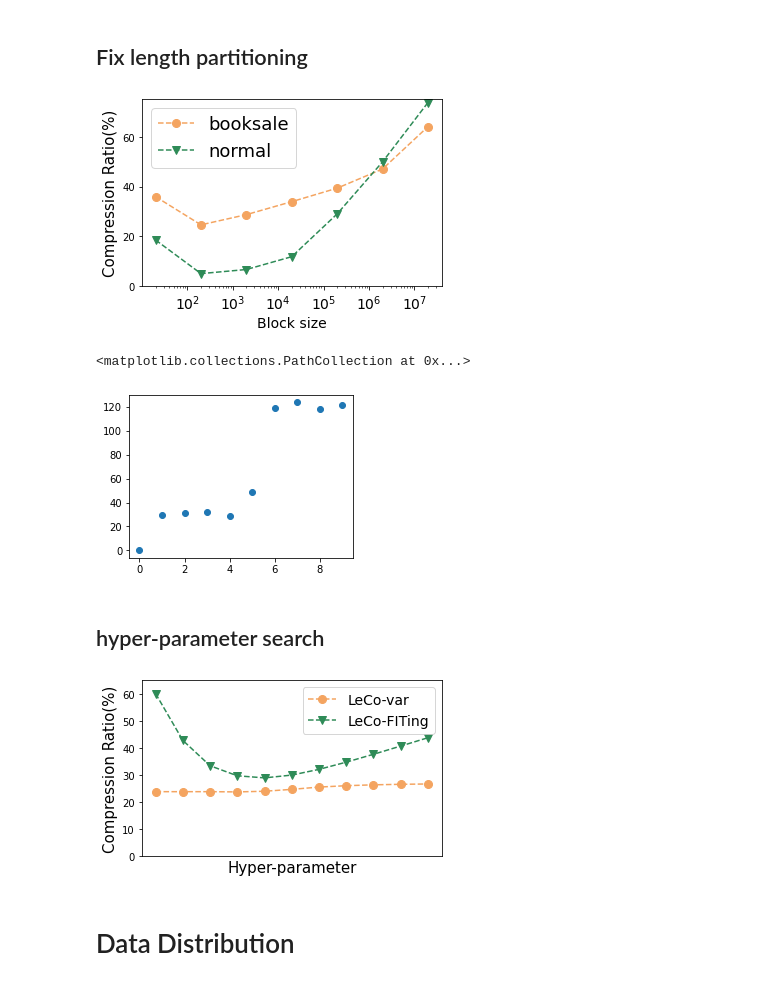
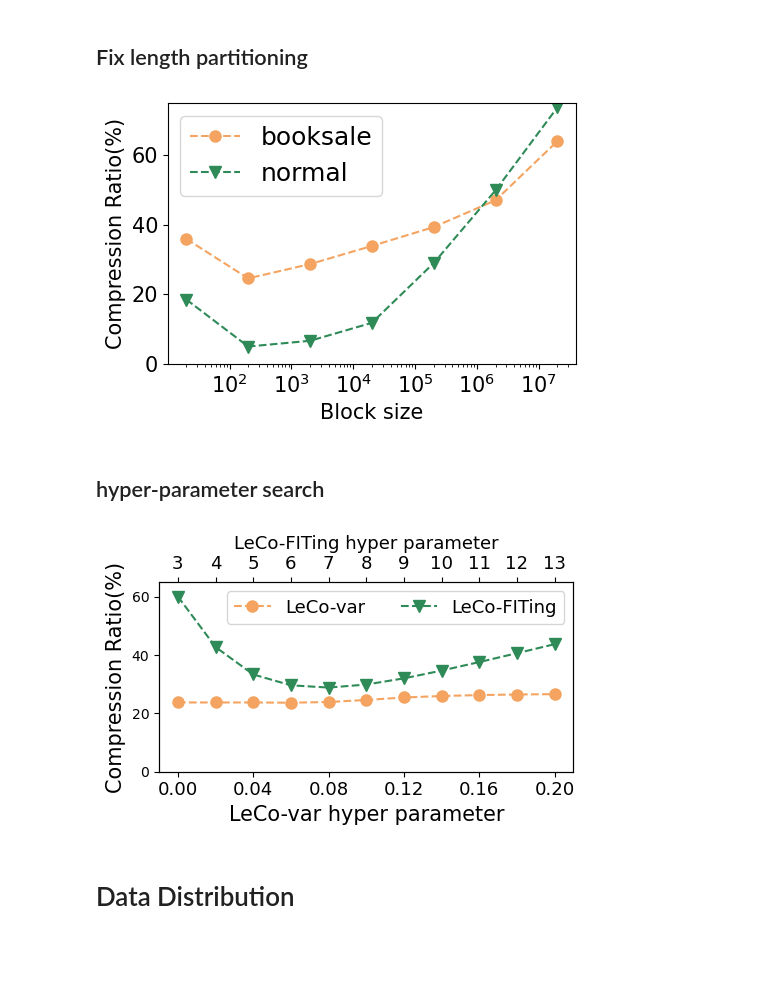
Before and after one commit to yhliu918/Learn-to-Compress, a Jupyter notebook: scripts/paper_scripts/plot_cr_ra.ipynb, the cells around one changed output. Drawn from its saved outputs; the diff is of its cells as text; code cells hidden in the pictures; blank space fills up the shorter version.

Commit message:
add figure scripts

```diff
--- a/scripts/paper_scripts/plot_cr_ra.ipynb
+++ b/scripts/paper_scripts/plot_cr_ra.ipynb
@@ -380,0 +582,20 @@ dt_thr
+# %%
+avg_sortedness = [0.23709459459459462, 0.3161271271271272,0.506024024024024, 0.8114264264264265, 0.07076907210240545, 0.7817727727727728,0.4501171171171171,0.984377977977978,0.19401668335001662]
+table_name = ['lineitem_3_0','partsupp', 'orders',
+             'inventory', 'catalog_sales_all', 'date_dim_all',
+             'allCountries_all', 'GRXEUR_opensort', 'course_info']
+cols = [8, 4, 3, 4,33,16, 4, 5,6]
+result = []
+FOR = []
+Delta = []
+Delta_var = []
+Leco = []
+Leco_var = []
+for i in range(len(table_name)):
+    parse_log(base_path+'/build/'+table_name[i], cols[i], table_name,choose_col = [],result=result)
+for l in result:
+    FOR.append(l[0])
+    Delta.append(l[1])
+    Delta_var.append(l[2])
+    Leco.append(l[3])
+    Leco_var.append(l[4])
@@ -587,7 +1022,7 @@ for i in range(len(dataset)):
     plt.plot([20,200,2000,20000,200000,2000000,20000000],dataset[i],ls='--',marker=mark_style[i],label = label[i], c = colors[i],ms=8)
 
 plt.ylabel('Compression Ratio(%)',fontsize=15)
-plt.xlabel('Block size',fontsize=14)
+plt.xlabel('Block size',fontsize=15)
 plt.ylim([0,75])
 # plt.xticks([1,2,3,4,5,6,7],[20,200,2000,20000,200000,2000000,20000000])
 ax = plt.gca()
@@ -595,21 +1030,14 @@ ymajorLocator = MultipleLocator(20)
 ax.yaxis.set_major_locator(ymajorLocator)
 ax.ticklabel_format(style='sci', scilimits=(-1,2), axis='x')
 ax.set_xscale('log')
-plt.xticks(fontsize=14)
+plt.xticks(fontsize=15)
+plt.yticks(fontsize=15)
 plt.legend(fontsize=18)
 # plt.show()
 plt.tight_layout()
 plt.savefig('fix_partition_Ushape.pdf',dpi=500, transparent=True)
 # %% [output]
-[figure, old version]
+[figure, new version]
-# %%
-v = [0,30,31,32,29,49,119,124,118,122]
-x = [i for i in range(len(v))]
-plt.figure(figsize=(4, 3))
-plt.scatter(x,v)
-# %% [output]
-<matplotlib.collections.PathCollection at 0x...>
-[figure, removed]
 # %% [markdown]
 ## hyper-parameter search
 # %%
@@ -625,41 +1053,59 @@ leco_cost = [
     26.3053,
     26.4933,
     26.6175
 ]
 leco_fiting=[
     60.1165,
     42.7799,
     33.3731,
     29.6517,
     28.8748,
     29.9143,
     32.0348,
     34.702,
     37.6265,
     40.6707,
     43.7648
 ]
+leco_cost_x = [
+    0,0.02,0.04,0.06,0.08,0.1,0.12,0.14,0.16,0.18,0.2
+]
+leco_fiting_x = [
+    3,4,5,6,7,8,9,10,11,12,13
+]
 label = ['LeCo-var','LeCo-FITing']
 dataset = [leco_cost, leco_fiting]
 mark_style = ['o','v']
 colors = ['sandybrown','seagreen']
-plt.figure(figsize=(5, 3))
-for i in range(len(dataset)):
-    plt.plot(dataset[i],ls='--',marker=mark_style[i],label = label[i], c = colors[i],ms=8)
+plt.figure(figsize=(5, 3.2))
+ax = plt.gca()
 
-plt.ylabel('Compression Ratio(%)',fontsize=15)
-plt.xlabel('Hyper-parameter',fontsize=15)
+ax3_share_y = ax.twiny()
+ax3_share_y.set_xlabel("LeCo-FITing hyper parameter",fontsize=13)
+
+ln1 = ax.plot(leco_cost_x, leco_cost,ls='--',marker='o',label = 'LeCo-var', c = 'sandybrown',ms=8)
+ax.set_xticks(leco_cost_x)
+x_major_locator=MultipleLocator(0.04)
+ax.xaxis.set_major_locator(x_major_locator)
+ax.xaxis.set_tick_params(labelsize=13)
+
+ln2 = ax3_share_y.plot(leco_fiting_x, leco_fiting,ls='--',marker='v',label = 'LeCo-FITing', c = 'seagreen',ms=8)
+plt.xticks(leco_fiting_x,fontsize=13)
+ax.set_xlabel('LeCo-var hyper parameter',fontsize=15)
+ax.set_ylabel('Compression Ratio(%)',fontsize=15)
 # plt.title('Rocksdb index block',fontsize=23)
 plt.ylim([0,65])
-plt.xticks([])
-plt.legend(fontsize=14)
+
+lns = ln1+ln2
+labs = [l.get_label() for l in lns]
+ax.legend(lns,labs,fontsize = 13,ncol=2)
 # ax = plt.gca()
 # ax.ticklabel_format(style='sci', scilimits=(-1,2), axis='y')
 plt.tight_layout()
 plt.savefig('tau_search.pdf',dpi=500, transparent=True)
 plt.show()
 # %% [output]
-[figure, old version]
+[figure, new version]
 # %% [markdown]
 # Data Distribution
 # %%
```
Also changed, not shown: parts of 40 cells of this notebook, 3 other files.
